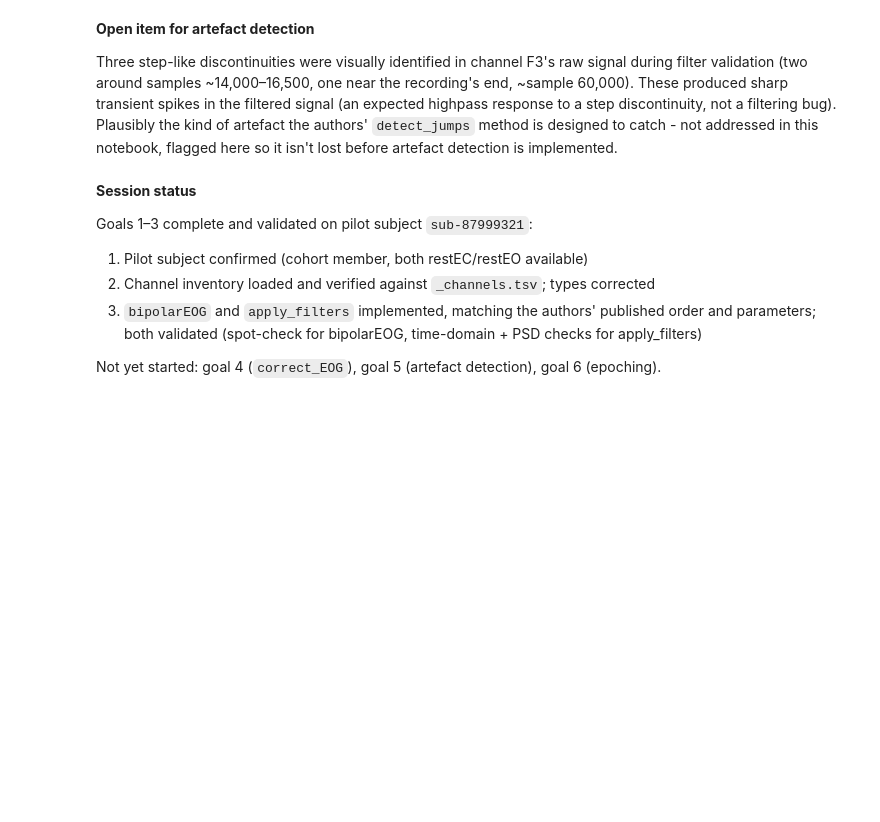
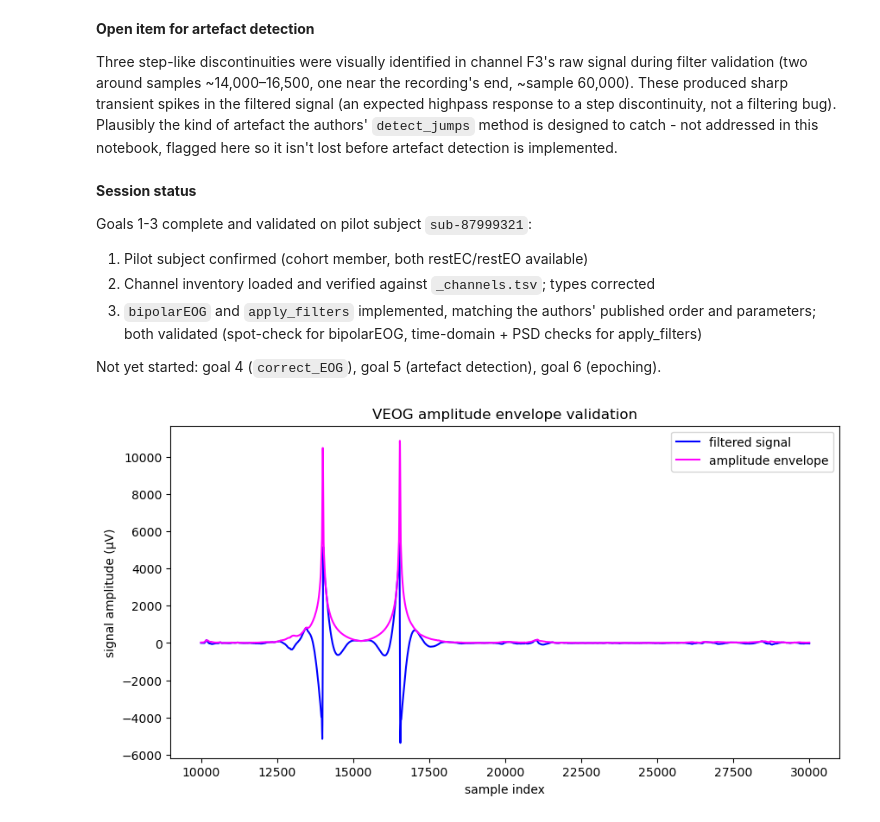
Before and after one commit to romy-weinstock/eeg-rtms-response-prediction, a Jupyter notebook: notebooks/02_preprocessing_pilot.ipynb, the cells around one changed output. Saved outputs shown, nothing was run; the diff lists cells and outputs as text; code cells hidden in the pictures; blank space fills up the shorter version.

```diff
--- a/notebooks/02_preprocessing_pilot.ipynb
+++ b/notebooks/02_preprocessing_pilot.ipynb
@@ -310,9 +337,43 @@ Three step-like discontinuities were visually identified in channel F3's raw sig
 # %% [markdown]
 **Session status**
 
-Goals 1–3 complete and validated on pilot subject `sub-87999321`:
+Goals 1-3 complete and validated on pilot subject `sub-87999321`:
 1. Pilot subject confirmed (cohort member, both restEC/restEO available)
 2. Channel inventory loaded and verified against `_channels.tsv`; types corrected
 3. `bipolarEOG` and `apply_filters` implemented, matching the authors' published order and parameters; both validated (spot-check for bipolarEOG, time-domain + PSD checks for apply_filters)
 
 Not yet started: goal 4 (`correct_EOG`), goal 5 (artefact detection), goal 6 (epoching).
+# %%
+## Correct EOG using athours method adapted from (Gratton et al. 1999)
+
+#Artefact segment detection in VEOG
+#Lowpass filter (15 Hz)
+VEOG_channel = raw_pilot_restEC.get_data(picks= 'VEOG')
+Fs = raw_pilot_restEC.info['sfreq']
+nyq = Fs*0.5
+normal_cutoff = 15/nyq
+b_l, a_l = scipy.signal.butter(4, normal_cutoff, btype='lowpass', analog=False)
+VEOG_channel_filtered = scipy.signal.filtfilt(b_l, a_l, VEOG_channel)
+#Get the analytical signal using Hilbert transform
+VEOG_1d = VEOG_channel_filtered[0]
+n_samples = len(VEOG_1d)  # original length, before padding
+N_pad = int(len(VEOG_1d) + len(VEOG_1d)*0.2)
+VEOG_hil = scipy.signal.hilbert(VEOG_1d.copy(), N=N_pad, axis=-1)
+VEOG_hilb = VEOG_hil[:n_samples]
+amplenv = np.abs(VEOG_hilb)
+# %%
+#Visual confirmation of VEOG amplitude envelope extraction
+fig = plt.figure(figsize=(10,5))
+start_sample = 10000
+end_sample = 30000
+sample_range = range(start_sample, end_sample)
+
+plt.plot(sample_range, VEOG_1d[start_sample:end_sample] * 1e6, color='blue', label='filtered signal')
+plt.plot(sample_range, amplenv[start_sample:end_sample] * 1e6, color='magenta', label='amplitude envelope')
+plt.xlabel('sample index')
+plt.ylabel('signal amplitude (µV)')
+plt.title('VEOG amplitude envelope validation')
+plt.legend()
+plt.show()
+# %% [output]
+[figure, added]
```
Also changed, not shown: parts of 17 cells of this notebook, 2 other files.
